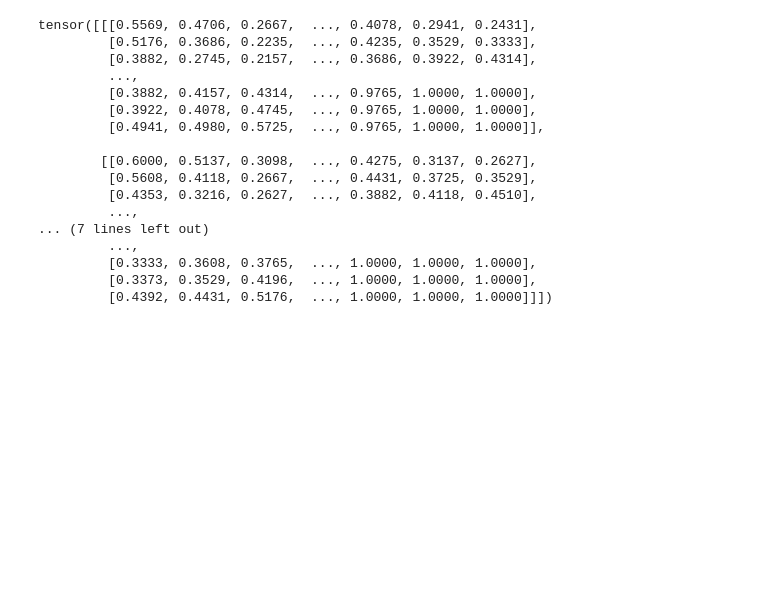
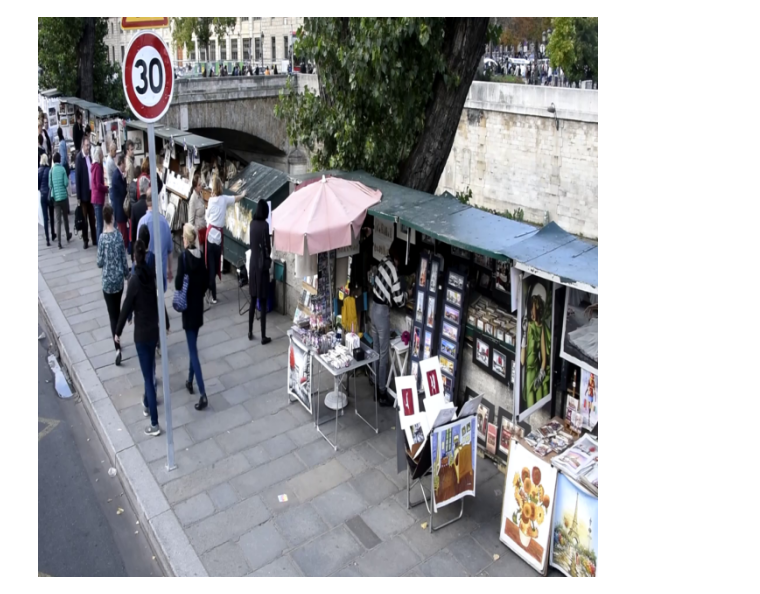
Before and after one commit to LuchianPeledutse/test_assignment, a Jupyter notebook: notebook_program.ipynb, the cells around one changed output. Drawn from its saved outputs; the diff is of its cells as text; code cells hidden in the pictures; blank space fills up the shorter version.

```diff
--- a/notebook_program.ipynb
+++ b/notebook_program.ipynb
@@ -7,8 +11,9 @@ class VideoRead(object):
     """
     Class representing frame by frame video reading
     """
-    def __init__(self, video_path=None):
+    def __init__(self, video_path=None, img_resize=640):
         self.video_path = video_path
+        self.transforms = transforms.Resize((img_resize, img_resize))
         self.height = None
         self.width = None
         self.fps = None
@@ -29,7 +34,8 @@ class VideoRead(object):
             ret, frame = video_capture.read()
             #process picture frame
             rgb_frame = cv2.cvtColor(frame, cv2.COLOR_BGR2RGB)
-            tensor_img = torch.from_numpy(rgb_frame).permute(2,0,1).float() / 255.0
+            tensor_img = torch.from_numpy(rgb_frame).permute(2,0,1).unsqueeze(dim=0).float() / 255.0
+            tensor_img = self.transforms(tensor_img)
             #stop yielding when video ends
             if not ret:
                 raise StopIteration
@@ -44,22 +86,6 @@ the_frame = next(frames)
 # %%
 from torchvision.transforms.functional import to_pil_image
 # %%
-the_frame
+to_pil_image(the_frame.squeeze(dim=0))
 # %% [output]
-tensor([[[0.5569, 0.4706, 0.2667,  ..., 0.4078, 0.2941, 0.2431],
-         [0.5176, 0.3686, 0.2235,  ..., 0.4235, 0.3529, 0.3333],
-         [0.3882, 0.2745, 0.2157,  ..., 0.3686, 0.3922, 0.4314],
-         ...,
-         [0.3882, 0.4157, 0.4314,  ..., 0.9765, 1.0000, 1.0000],
-         [0.3922, 0.4078, 0.4745,  ..., 0.9765, 1.0000, 1.0000],
-         [0.4941, 0.4980, 0.5725,  ..., 0.9765, 1.0000, 1.0000]],
-
-        [[0.6000, 0.5137, 0.3098,  ..., 0.4275, 0.3137, 0.2627],
-         [0.5608, 0.4118, 0.2667,  ..., 0.4431, 0.3725, 0.3529],
-         [0.4353, 0.3216, 0.2627,  ..., 0.3882, 0.4118, 0.4510],
-         ...,
-... (7 lines left out)
-         ...,
-         [0.3333, 0.3608, 0.3765,  ..., 1.0000, 1.0000, 1.0000],
-         [0.3373, 0.3529, 0.4196,  ..., 1.0000, 1.0000, 1.0000],
-         [0.4392, 0.4431, 0.5176,  ..., 1.0000, 1.0000, 1.0000]]])
+[figure, added]
```
Also changed, not shown: parts of 8 cells of this notebook.
